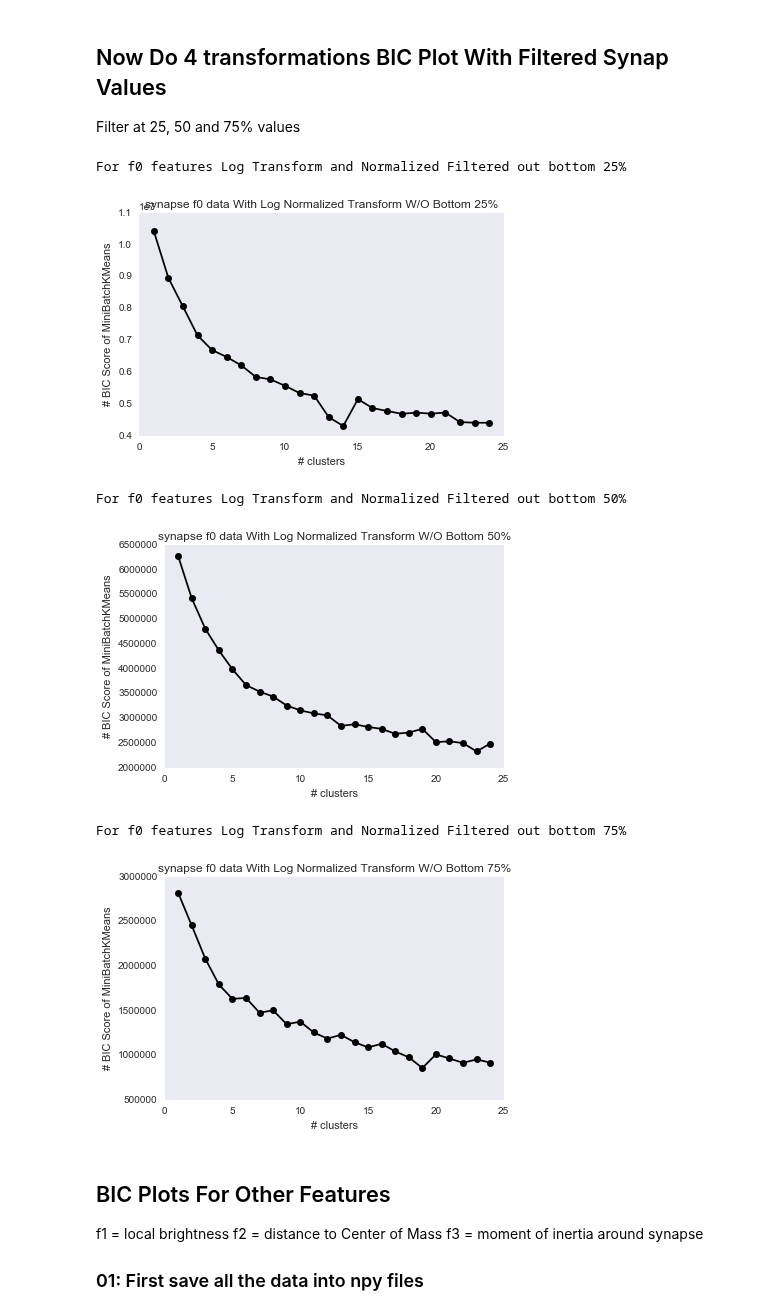
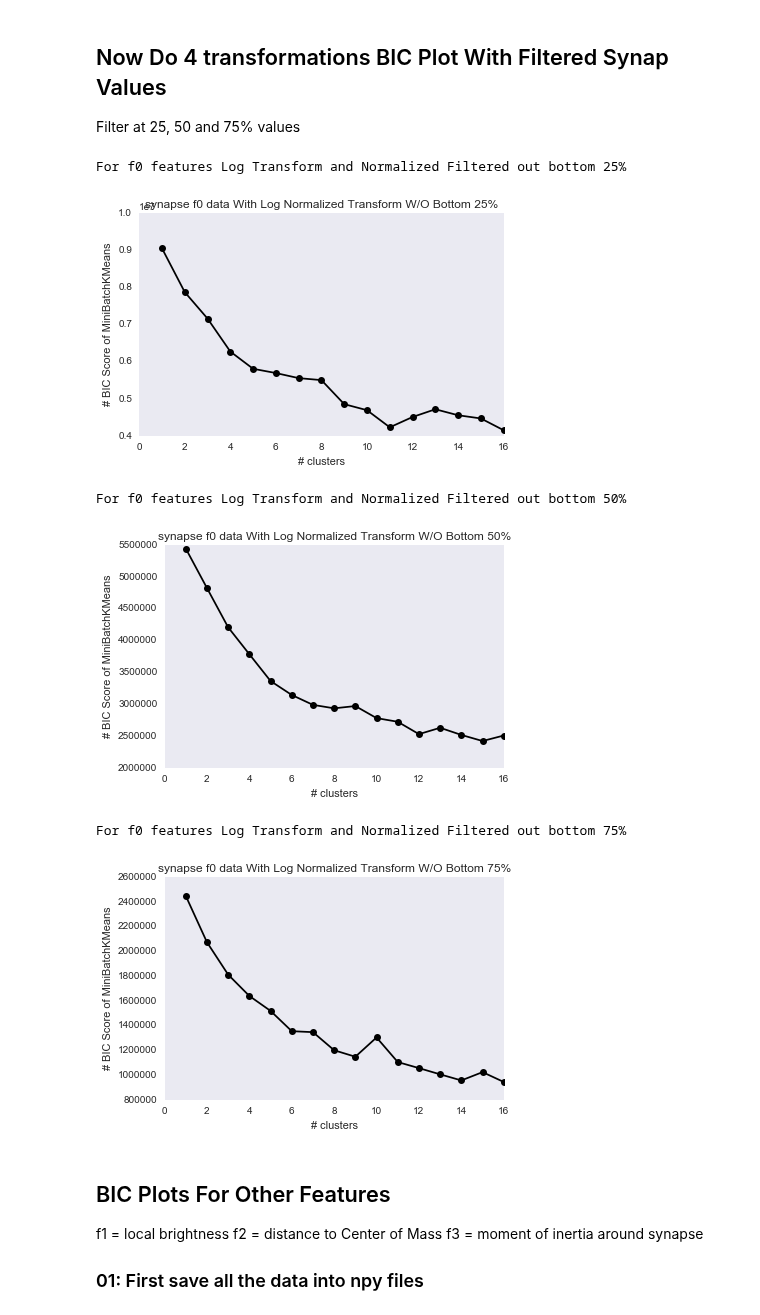
Before and after one commit to Upward-Spiral-Science/the-vat, a Jupyter notebook: Code/newexploring/exploratory analysis.ipynb, the cells around one changed output. Drawn from its saved outputs; the diff is of its cells as text; code cells hidden in the pictures.

```diff
--- a/Code/newexploring/exploratory analysis.ipynb
+++ b/Code/newexploring/exploratory analysis.ipynb
@@ -479,11 +479,11 @@ For f0 features Square Root Transform and Normalized
 ## Now Do 4 transformations BIC Plot With Filtered Synap Values
 Filter at 25, 50 and 75% values
 # %%
-data = np.load('../data/f0_features_log_normalized_bottom25.npy')
+data = np.load('../../data/f0_features_log_normalized_bottom25.npy')
 X = data  # extract only the features
 X = X[:,inhib_excit_indices]
 
-ks = range(1,25)
+ks = range(1,17)
 # run n times kmeans and save each result in the KMeans object
 KMeans = [cluster.MiniBatchKMeans(n_clusters = i, init="k-means++").fit(X) for i in ks]
 
@@ -501,37 +501,37 @@ ax.grid(False)
 print "For f0 features Log Transform and Normalized Filtered out bottom 25%"
 # %% [output]
 For f0 features Log Transform and Normalized Filtered out bottom 25%
-[figure, old version]
+[figure, new version]
 # %%
-data = np.load('../data/f0_features_log_normalized_bottom50.npy')
+data = np.load('../../data/f0_features_log_normalized_bottom50.npy')
 X = data  # extract only the features
 X = X[:,inhib_excit_indices]
 
-ks = range(1,25)
+ks = range(1,17)
 # run n times kmeans and save each result in the KMeans object
 KMeans = [cluster.MiniBatchKMeans(n_clusters = i, init="k-means++").fit(X) for i in ks]
 
 # now run for each cluster the BIC computation
 BIC = [-compute_bic(kmeansi,X) for kmeansi in KMeans]
 
 plt.plot(ks,BIC,'k-o')
 ax=plt.gca()
 plt.title("synapse f0 data With Log Normalized Transform W/O Bottom 50%")
 plt.xlabel("# clusters")
 plt.ylabel("# BIC Score of MiniBatchKMeans")
 plt.tight_layout()
 ax.grid(False)
 
 print "For f0 features Log Transform and Normalized Filtered out bottom 50%"
 # %% [output]
 For f0 features Log Transform and Normalized Filtered out bottom 50%
-[figure, old version]
+[figure, new version]
 # %%
-data = np.load('../data/f0_features_log_normalized_bottom75.npy')
+data = np.load('../../data/f0_features_log_normalized_bottom75.npy')
 X = data  # extract only the features
 X = X[:,inhib_excit_indices]
 
-ks = range(1,25)
+ks = range(1,17)
 # run n times kmeans and save each result in the KMeans object
 KMeans = [cluster.MiniBatchKMeans(n_clusters = i, init="k-means++").fit(X) for i in ks]
 
@@ -549,7 +549,7 @@ ax.grid(False)
 print "For f0 features Log Transform and Normalized Filtered out bottom 75%"
 # %% [output]
 For f0 features Log Transform and Normalized Filtered out bottom 75%
-[figure, old version]
+[figure, new version]
 # %% [markdown]
 ## BIC Plots For Other Features
 
```
Also changed, not shown: 4 other files.
